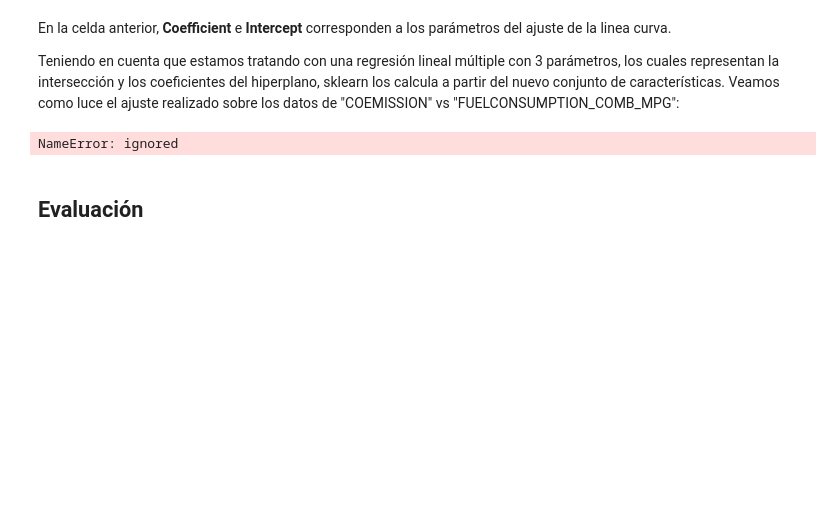
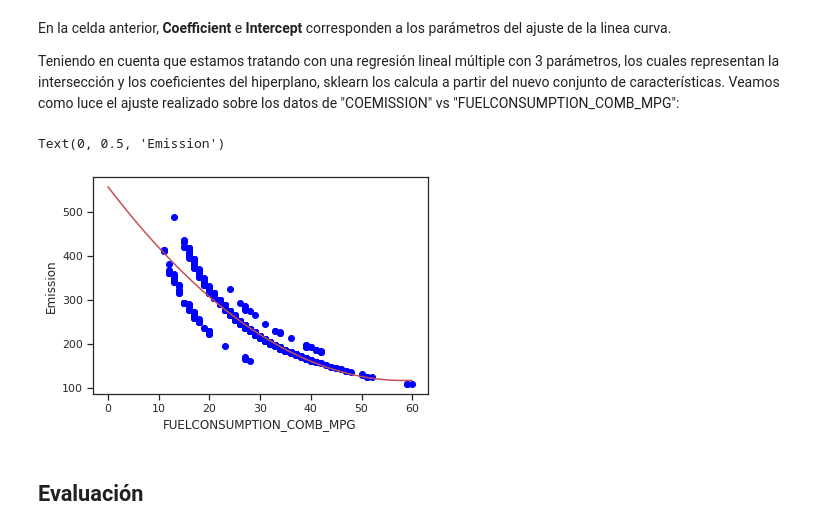
Before and after one commit to darioblandon/Curso1, a Jupyter notebook: S6/S6.ipynb, the cells around one changed output. Drawn from its saved outputs; the diff is of its cells as text; code cells hidden in the pictures; blank space fills up the shorter version.

```diff
--- a/S6/S6.ipynb
+++ b/S6/S6.ipynb
@@ -361,14 +374,15 @@ Teniendo en cuenta que estamos tratando con una regresión lineal múltiple con
 # %%
 plt.scatter(X, y,  color='blue')
 XX = np.arange(0.0, 60.0, 0.1)
 yy = clf.intercept_[0]+ clf.coef_[0][1]*XX+ clf.coef_[0][2]*XX*XX
-yyy = l1[0]*XX+ l0[0]
+#yyy = l1[0]*XX+ l0[0]
 plt.plot(XX, yy, '-r')
-plt.plot(XX, yyy, '-g')
+#plt.plot(XX, yyy, '-g')
 plt.xlabel("FUELCONSUMPTION_COMB_MPG")
 plt.ylabel("Emission")
 # %% [output]
-NameError: ignored
+Text(0, 0.5, 'Emission')
+[figure, added]
 # %% [markdown]
 <h2 id="evaluation">Evaluación</h2>
 # %%
```
Also changed, not shown: parts of 36 cells of this notebook.
